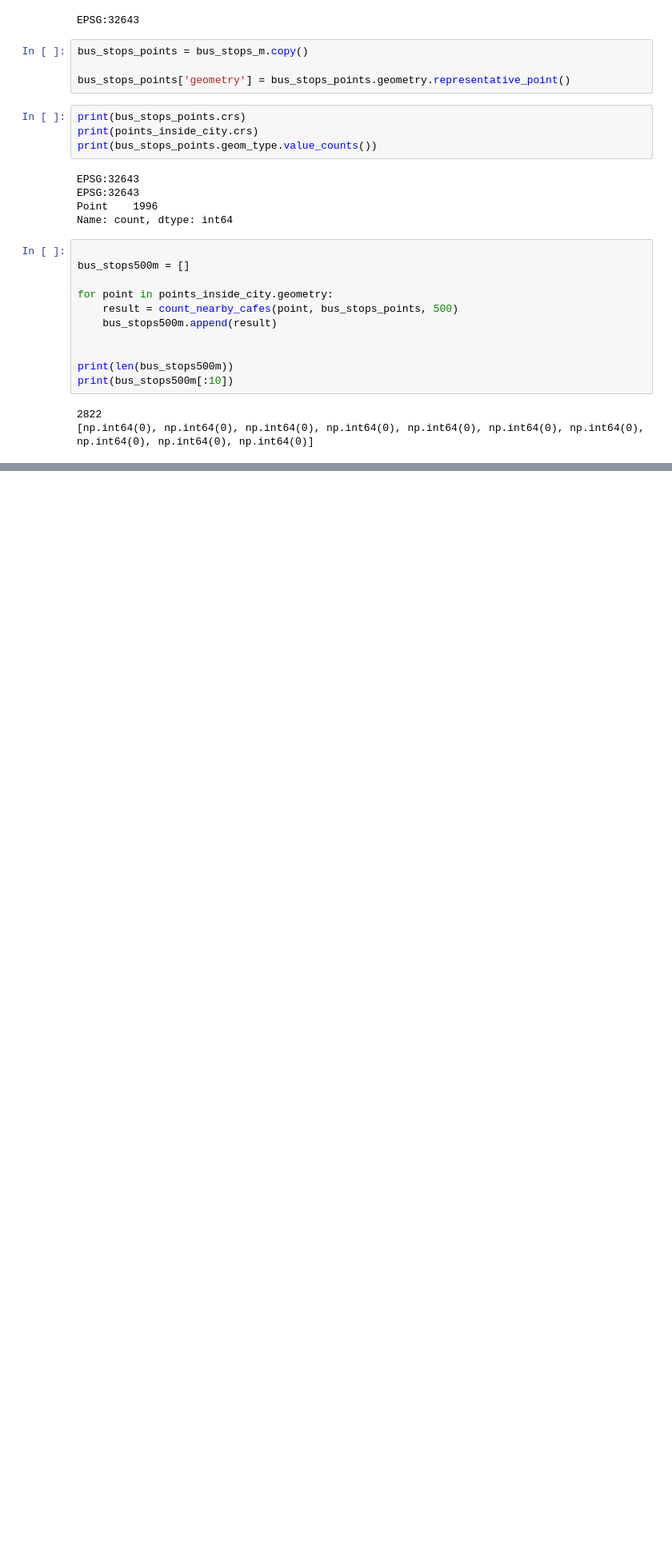
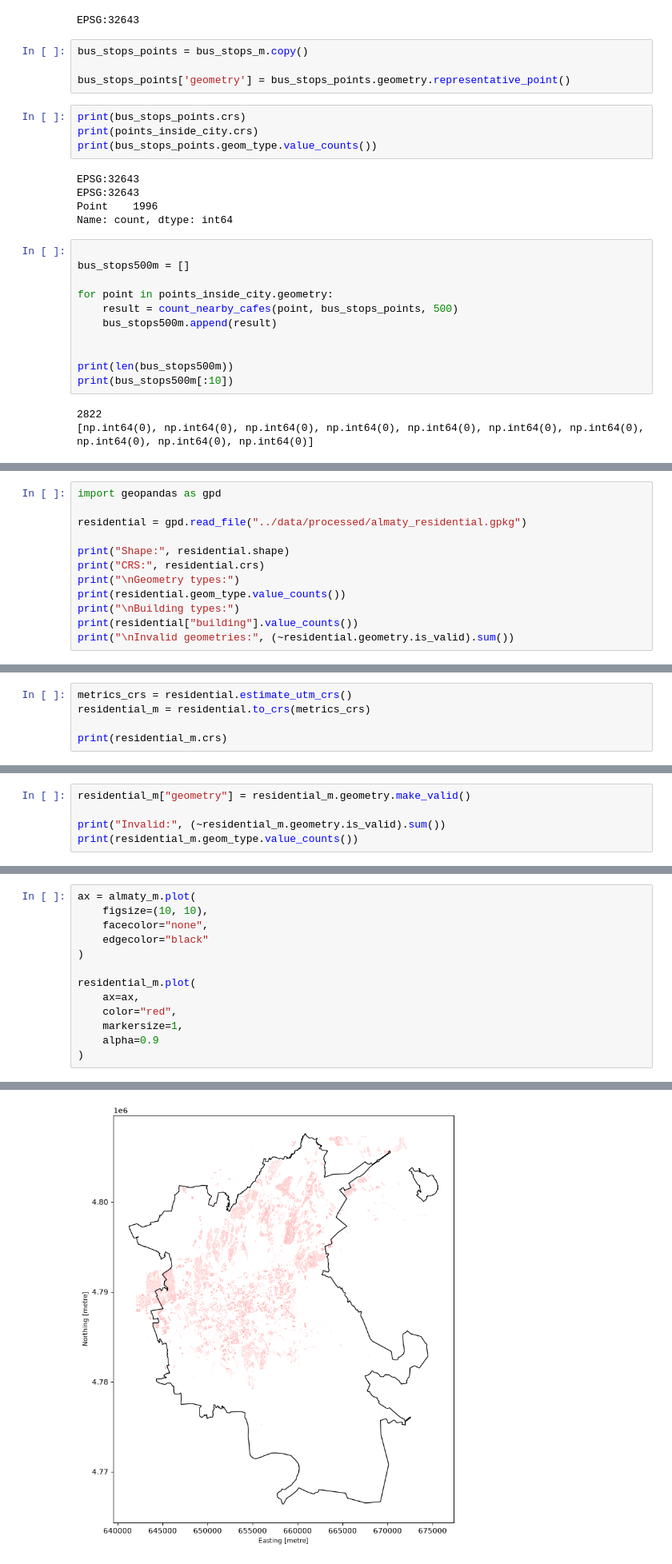
Before and after one commit to muenjmtst/business-location-ai, a Jupyter notebook: notebooks/02_candidate_locations.ipynb, the cells around one changed output, grey strips where cells are left out. Shown at 80% size. Saved outputs shown, nothing was run; the diff lists cells and outputs as text; blank space fills up the shorter version.

```diff
--- a/notebooks/02_candidate_locations.ipynb
+++ b/notebooks/02_candidate_locations.ipynb
@@ -448,0 +513,12 @@ print(bus_stops500m[:10])
+# %%
+import geopandas as gpd
+
+residential = gpd.read_file("../data/processed/almaty_residential.gpkg")
+
+print("Shape:", residential.shape)
+print("CRS:", residential.crs)
+print("\nGeometry types:")
+print(residential.geom_type.value_counts())
+print("\nBuilding types:")
+print(residential["building"].value_counts())
+print("\nInvalid geometries:", (~residential.geometry.is_valid).sum())
@@ -448,0 +542,5 @@ print(bus_stops500m[:10])
+# %%
+metrics_crs = residential.estimate_utm_crs()
+residential_m = residential.to_crs(metrics_crs)
+
+print(residential_m.crs)
@@ -448,0 +549,5 @@ print(bus_stops500m[:10])
+# %%
+residential_m["geometry"] = residential_m.geometry.make_valid()
+
+print("Invalid:", (~residential_m.geometry.is_valid).sum())
+print(residential_m.geom_type.value_counts())
@@ -448,0 +559,14 @@ print(bus_stops500m[:10])
+# %%
+ax = almaty_m.plot(
+    figsize=(10, 10),
+    facecolor="none",
+    edgecolor="black"
+)
+
+residential_m.plot(
+    ax=ax,
+    color="red",
+    markersize=1,
+    alpha=0.9
+)
+# %% [output]
@@ -448,0 +574 @@ print(bus_stops500m[:10])
+[figure, added]
```
Also changed, not shown: parts of 8 cells of this notebook, 3 other files.
